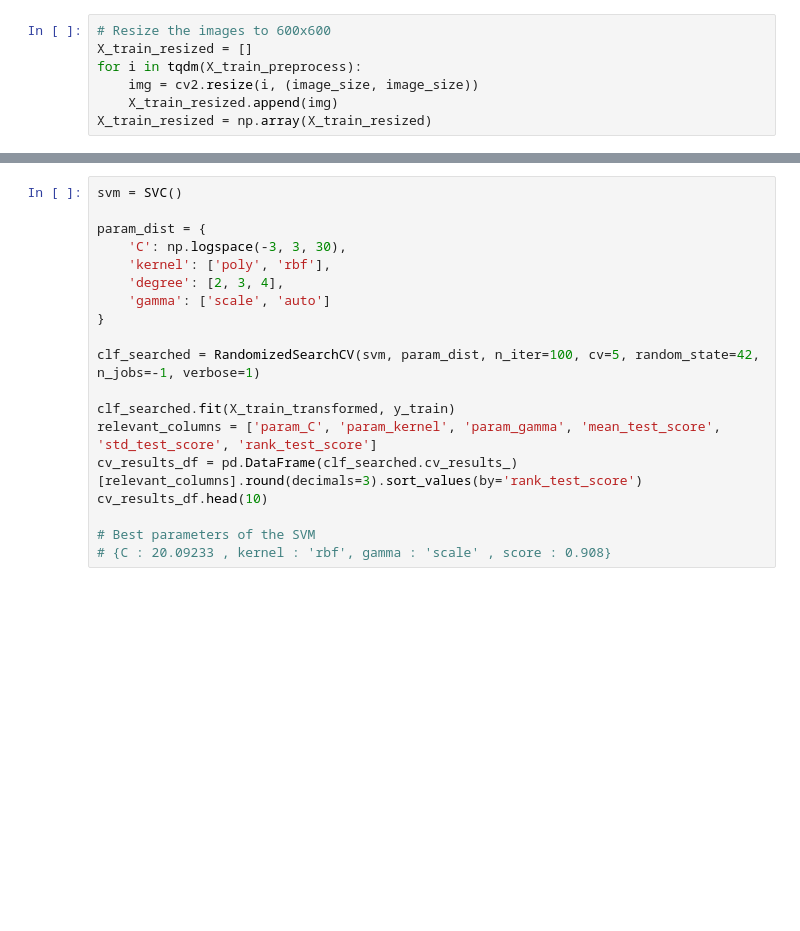
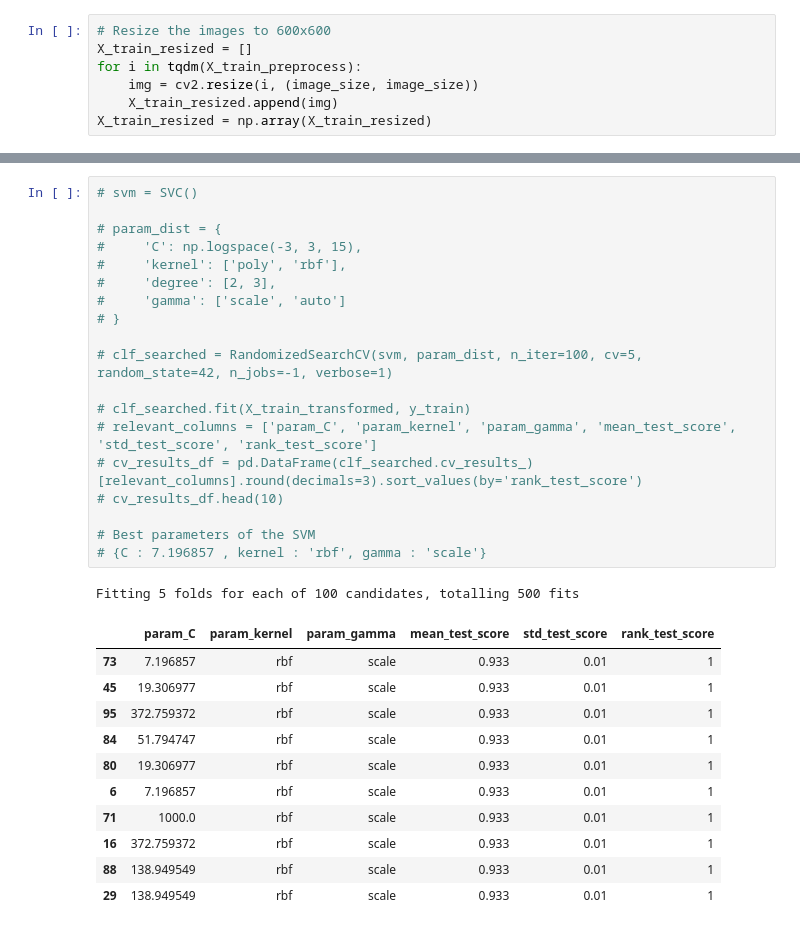
Before and after one commit to ZiaddAhmedd/Arabic-font-recognition-system, a Jupyter notebook: font2.ipynb, the cells around one changed output, grey strips where cells are left out. Cells and saved outputs as stored; diff of their text form; blank space fills up the shorter version.

```diff
--- a/font2.ipynb
+++ b/font2.ipynb
@@ -395,21 +520,34 @@ joblib.dump(model, 'logistic_model.pkl')
 # %%
-svm = SVC()
+# svm = SVC()
 
-param_dist = {
-    'C': np.logspace(-3, 3, 30),
-    'kernel': ['poly', 'rbf'],
-    'degree': [2, 3, 4],
-    'gamma': ['scale', 'auto']
-}
+# param_dist = {
+#     'C': np.logspace(-3, 3, 15),
+#     'kernel': ['poly', 'rbf'],
+#     'degree': [2, 3],
+#     'gamma': ['scale', 'auto']
+# }
 
-clf_searched = RandomizedSearchCV(svm, param_dist, n_iter=100, cv=5, random_state=42, n_jobs=-1, verbose=1)
+# clf_searched = RandomizedSearchCV(svm, param_dist, n_iter=100, cv=5, random_state=42, n_jobs=-1, verbose=1)
 
-clf_searched.fit(X_train_transformed, y_train)
-relevant_columns = ['param_C', 'param_kernel', 'param_gamma', 'mean_test_score', 'std_test_score', 'rank_test_score']
-cv_results_df = pd.DataFrame(clf_searched.cv_results_)[relevant_columns].round(decimals=3).sort_values(by='rank_test_score')
-cv_results_df.head(10)
+# clf_searched.fit(X_train_transformed, y_train)
+# relevant_columns = ['param_C', 'param_kernel', 'param_gamma', 'mean_test_score', 'std_test_score', 'rank_test_score']
+# cv_results_df = pd.DataFrame(clf_searched.cv_results_)[relevant_columns].round(decimals=3).sort_values(by='rank_test_score')
+# cv_results_df.head(10)
 
 # Best parameters of the SVM
-# {C : 20.09233 , kernel : 'rbf', gamma : 'scale' , score : 0.908}
+# {C : 7.196857 , kernel : 'rbf', gamma : 'scale'}
+# %% [output]
+Fitting 5 folds for each of 100 candidates, totalling 500 fits
+|  | param_C | param_kernel | param_gamma | mean_test_score | std_test_score | rank_test_score |
+| 73 | 7.196857 | rbf | scale | 0.933 | 0.01 | 1 |
+| 45 | 19.306977 | rbf | scale | 0.933 | 0.01 | 1 |
+| 95 | 372.759372 | rbf | scale | 0.933 | 0.01 | 1 |
+| 84 | 51.794747 | rbf | scale | 0.933 | 0.01 | 1 |
+| 80 | 19.306977 | rbf | scale | 0.933 | 0.01 | 1 |
+| 6 | 7.196857 | rbf | scale | 0.933 | 0.01 | 1 |
+| 71 | 1000.0 | rbf | scale | 0.933 | 0.01 | 1 |
+| 16 | 372.759372 | rbf | scale | 0.933 | 0.01 | 1 |
+| 88 | 138.949549 | rbf | scale | 0.933 | 0.01 | 1 |
+| 29 | 138.949549 | rbf | scale | 0.933 | 0.01 | 1 |
 # %%
 # Initialize the SVM model
```
Also changed, not shown: parts of 19 cells of this notebook.
